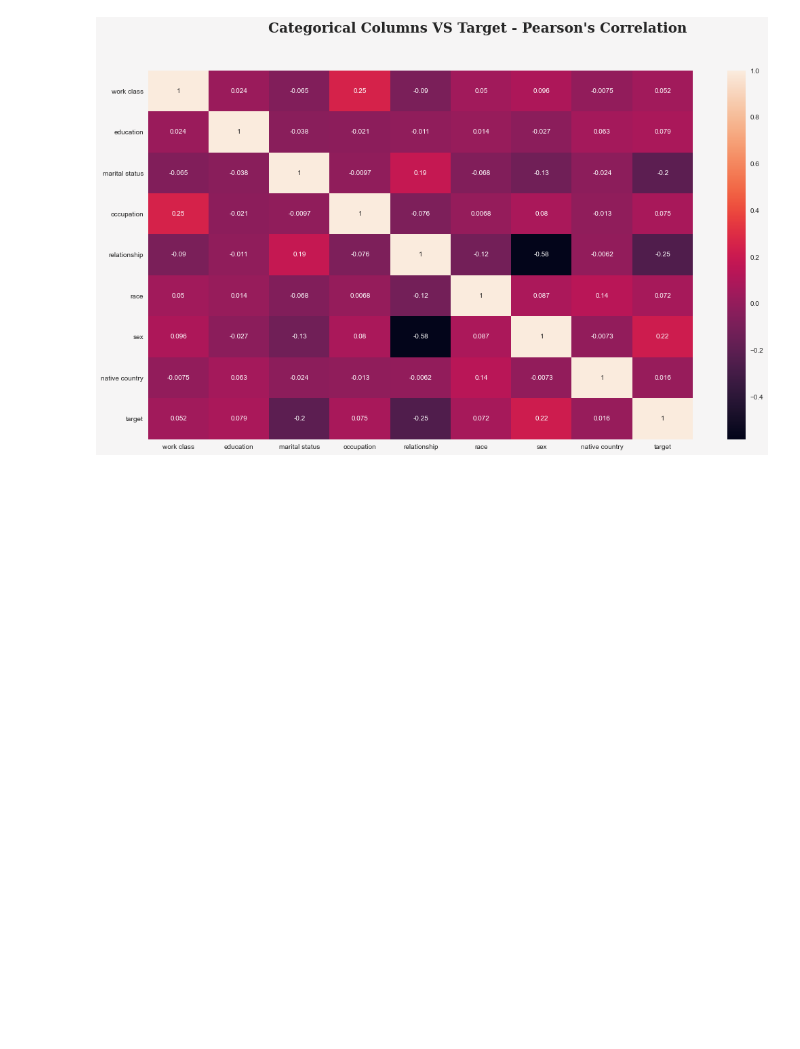
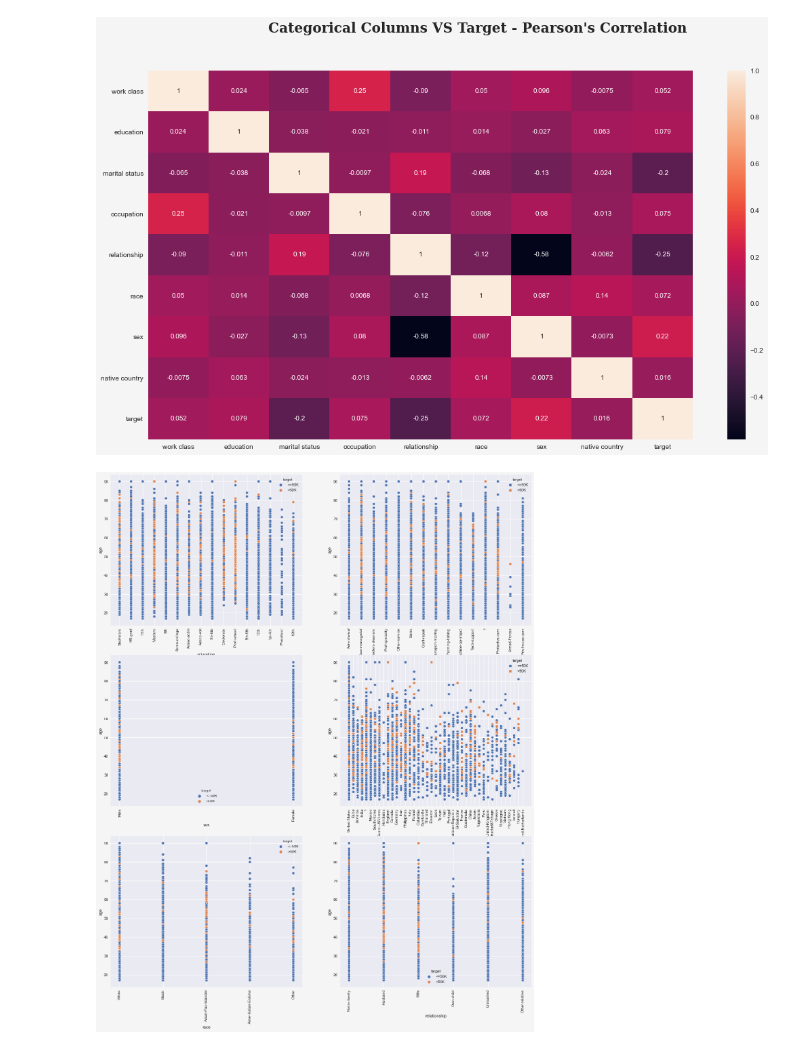
Before and after one commit to erwinleonardy/machine-learning, a Jupyter notebook: adult/erwin/erwin-adult.ipynb, the cells around one changed output. Drawn from its saved outputs; the diff is of its cells as text; code cells hidden in the pictures; blank space fills up the shorter version.

Commit message:
Adult Model EDA - Add Categorical Cols Relationship Graph

```diff
--- a/adult/erwin/erwin-adult.ipynb
+++ b/adult/erwin/erwin-adult.ipynb
@@ -365,4 +365,12 @@ plt.show()
 # %% [output]
 [figure]
 # %%
-# COLS = ['education', 'occupation', 'sex']
+COLS = ['education', 'occupation', 'sex', 'native country', 'race', 'relationship']
+
+fig, ax = plt.subplots(3, 2, figsize=(20, 25))
+for col, subplot in zip(COLS, ax.flatten()):
+    sns.scatterplot(data=df, x=col, y="age", hue="target", palette="deep", ax=subplot)
+    for label in subplot.get_xticklabels():
+        label.set_rotation(90)
+# %% [output]
+[figure, added]
```
Also changed, not shown: parts of 4 cells of this notebook.
